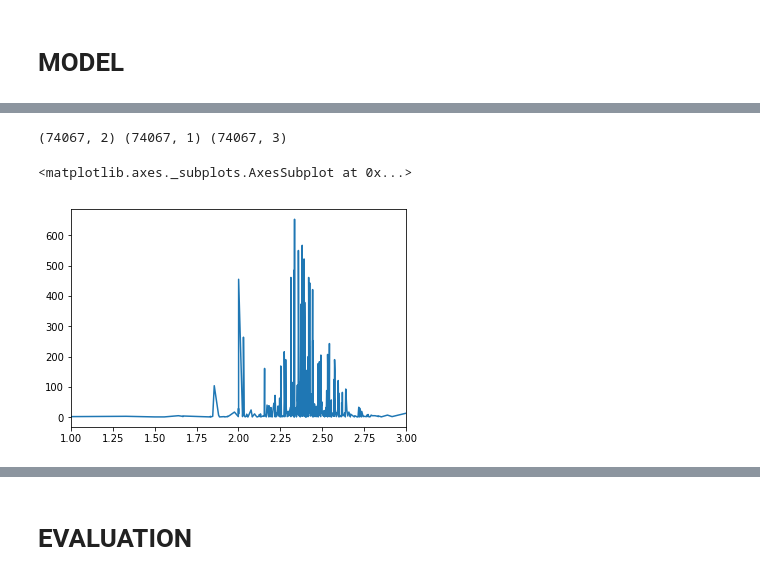
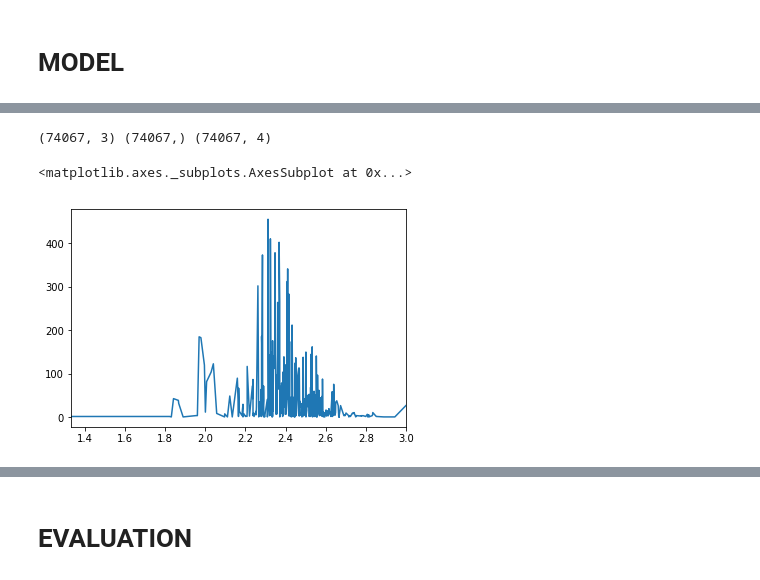
Before and after one commit to zeyger/home-depot, a Jupyter notebook: notebooks/home-depot.ipynb, the cells around one changed output, grey strips where cells are left out. Saved outputs shown, nothing was run; the diff lists cells and outputs as text; code cells hidden in the pictures.

```diff
--- a/notebooks/home-depot.ipynb
+++ b/notebooks/home-depot.ipynb
@@ -766,7 +782,7 @@ print(counts[0:10])
 popularity = pd.DataFrame([unique, counts]).transpose()
 popularity.columns = columns=['prod_uid', 'count']
 popularity = popularity.set_index('prod_uid')
-popularity['count'] = popularity['count'].apply(lambda x: 5 if x > 4 else x)
+popularity['count'] = popularity['count'].apply(lambda x: 2 if x > 1 else x)
 # %% [output]
 [2 1 2 3 1 1 1 3 1 1]
 # %%
@@ -906,7 +920,7 @@ vectorizer = CountVectorizer(analyzer = "word",   \
                              tokenizer = None,    \
                              preprocessor = None, \
                              stop_words = None,   \
-                             max_features = 50000)
+                             max_features = 5000)
 
 
 all_text = [joined_train['title'], joined_train['search_term']]#,
@@ -948,2 +963,18 @@ dataset = np.concatenate([titles_search_overlap, \
                           joined_train['relevance'].values.reshape((-1, 1))],
                           axis=1)
+# %%
+dataset = pd.DataFrame(np.concatenate(
+                      [joined_train['prod_uid'].values.reshape((-1, 1)),
+                       titles_search_overlap, \
+                       #descriptions_search_overlap,
+                       #attributes_search_overlap,
+                       #frac_overlap.values.reshape((-1, 1)),
+                       #dim_overlap.values.reshape((-1, 1)),
+                       joined_train['lcs'].values.reshape((-1, 1)),
+                       joined_train['popularity'].values.reshape((-1, 1)),
+                       joined_train['relevance'].values.reshape((-1, 1))],
+                       axis=1))
+
+dataset[0] = dataset[0].astype(int)
+dataset = dataset.set_index(0)
+dataset.head()
@@ -969,14 +1002,14 @@ model = LinearRegression()
 # %%
-X, y = [dataset[:, 0:-1], dataset[:, -1]]
+X, y = [dataset.iloc[:, 0:-1], dataset.iloc[:, -1]]
 print(X.shape, y.shape, dataset.shape)
 X_train, X_test, y_train, y_test = train_test_split(X, y, test_size=0.2, random_state=42)
 model.fit(X_train, np.ravel(y_train))
 y_preds = model.predict(X_test)
 y_preds[y_preds<1] = 1
 y_preds[y_preds>3] = 3
 values = pd.Series(y_preds.reshape((-1))).value_counts()
 values.sort_index().plot(kind='line')
 # %% [output]
-(74067, 2) (74067, 1) (74067, 3)
+(74067, 3) (74067,) (74067, 4)
 <matplotlib.axes._subplots.AxesSubplot at 0x...>
-[figure, old version]
+[figure, new version]
```
Also changed, not shown: parts of 17 cells of this notebook.
